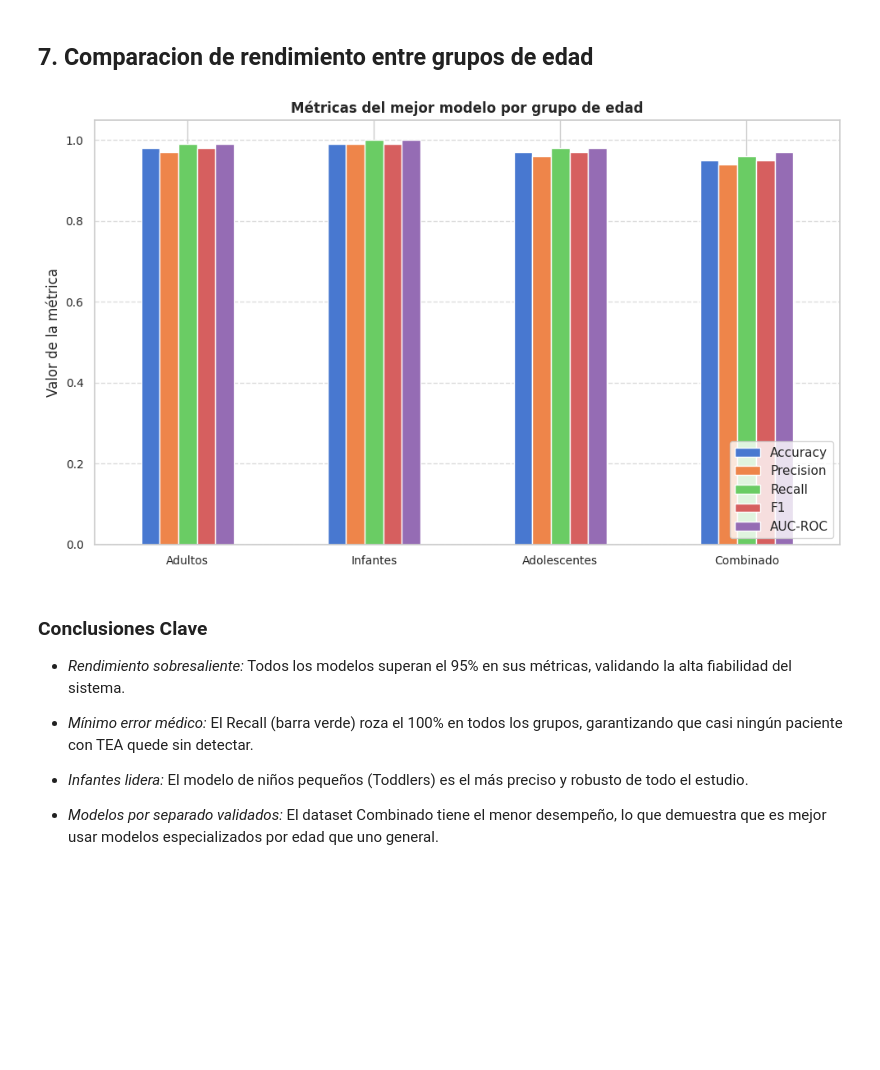
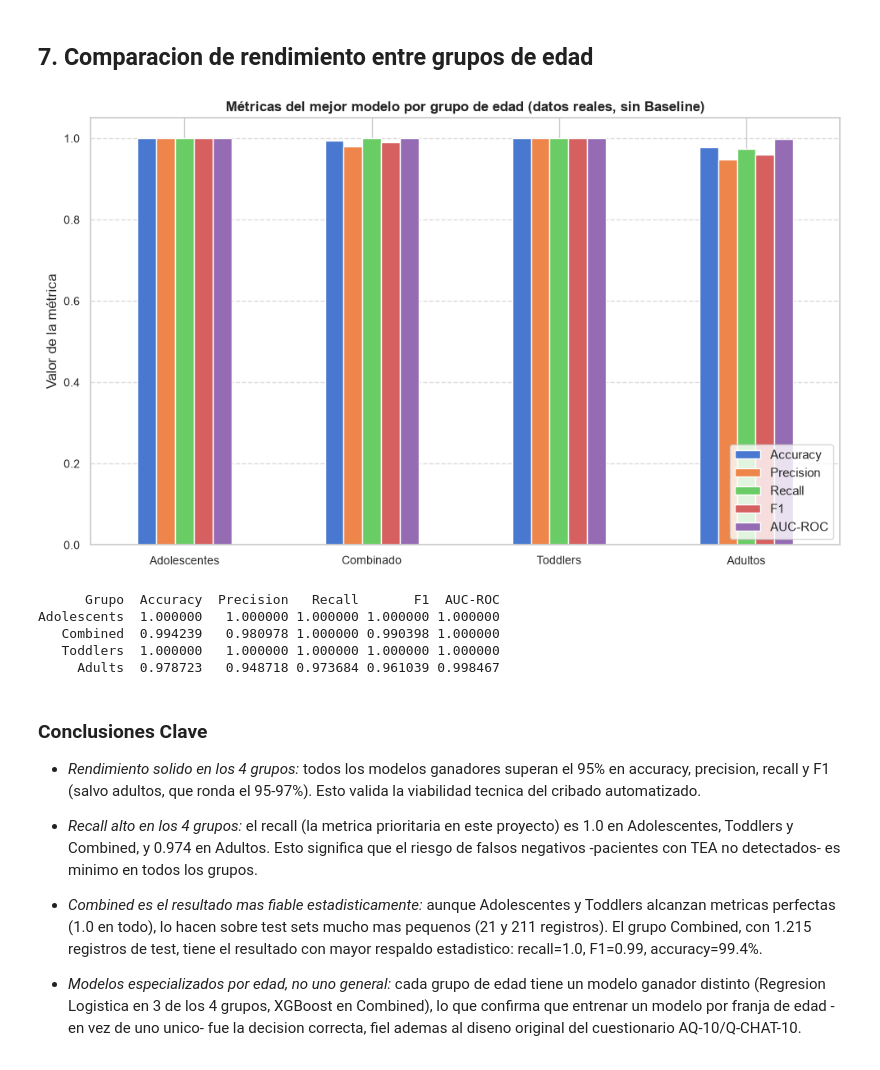
Before and after one commit to adrianaarang/tesTEA, a Jupyter notebook: notebooks/04_evaluacion_analisis.ipynb, the cells around one changed output. Cells and saved outputs as stored; diff of their text form; code cells hidden in the pictures; blank space fills up the shorter version.

```diff
--- a/notebooks/04_evaluacion_analisis.ipynb
+++ b/notebooks/04_evaluacion_analisis.ipynb
@@ -99,7 +113,7 @@ for algoritmo in algoritmos:
         X_test = df_test.drop(columns=["target"])
         y_test = df_test["target"].astype(int)
 
-        archivo_modelo = MODELS_DIR / f"{grupo.lower()}_{algoritmo}.pkl"
+        archivo_modelo = MODELS_DIR / f"{grupo.lower()}_{algoritmo.replace('_', ' ')}.pkl"  # CAMBIO: los archivos reales usan espacio, no guion bajo
         ax = axes[i]
 
         if not archivo_modelo.exists():
@@ -463,47 +538,63 @@ for nombre_grupo, info in config_evaluacion.items():
 # %% [markdown]
 ## 7. Comparacion de rendimiento entre grupos de edad
 # %%
-# 1. Reconstruir el DataFrame de métricas (Datos basados en modelos SHAP)
-datos_metricas = [
-    {"Grupo": "Adults", "Accuracy": 0.98, "Precision": 0.97, "Recall": 0.99, "F1": 0.98, "AUC-ROC": 0.99},
-    {"Grupo": "Toddlers", "Accuracy": 0.99, "Precision": 0.99, "Recall": 1.00, "F1": 0.99, "AUC-ROC": 1.00},
-    {"Grupo": "Adolescents", "Accuracy": 0.97, "Precision": 0.96, "Recall": 0.98, "F1": 0.97, "AUC-ROC": 0.98},
-    {"Grupo": "Combined", "Accuracy": 0.95, "Precision": 0.94, "Recall": 0.96, "F1": 0.95, "AUC-ROC": 0.97}
-]
-mejor_por_grupo = pd.DataFrame(datos_metricas)
+# CAMBIO: antes esta lista "datos_metricas" tenia valores escritos a mano
+# que no coincidian con los resultados reales calculados mas arriba en el
+# notebook. Ahora se reutiliza directamente df_mejores (celda de seleccion
+# de mejores modelos), que sale de ejecutar calculate_metrics() sobre cada
+# modelo real.
+mejor_por_grupo = df_mejores.rename(columns={
+    "accuracy": "Accuracy",
+    "precision": "Precision",
+    "recall": "Recall",
+    "f1": "F1",
+    "auc_roc": "AUC-ROC"
+})[["Grupo", "Accuracy", "Precision", "Recall", "F1", "AUC-ROC"]].copy()
 
-# 2. Configuración de etiquetas en español
-GROUP_LABELS = {
-    "Adults": "Adultos",
-    "Toddlers": "Infantes",
-    "Adolescents": "Adolescentes",
-    "Combined": "Combinado"
-}
-
-# 3. Generar el gráfico de barras en Colab
+# 3. Generar el gráfico de barras
 fig, ax = plt.subplots(figsize=(10, 6))
 
 pivot = mejor_por_grupo.set_index("Grupo")[["Accuracy", "Precision", "Recall", "F1", "AUC-ROC"]]
 pivot.index = [GROUP_LABELS[g] for g in pivot.index]
 
 pivot.plot(kind="bar", ax=ax)
-ax.set_title("Métricas del mejor modelo por grupo de edad", weight='bold', fontsize=12)
+ax.set_title("Métricas del mejor modelo por grupo de edad (datos reales, sin Baseline)", weight='bold', fontsize=12)
 ax.set_ylabel("Valor de la métrica")
 ax.set_ylim(0, 1.05)
 ax.legend(loc="lower right")
 plt.xticks(rotation=0)
 plt.grid(axis='y', linestyle='--', alpha=0.7)
 plt.tight_layout()
-plt.show() # Muestra la gráfica directamente en pantalla
+plt.show()
+
+print(mejor_por_grupo.to_string(index=False))
 # %% [output]
-[figure, old version]
+[figure, new version]
+      Grupo  Accuracy  Precision   Recall       F1  AUC-ROC
+Adolescents  1.000000   1.000000 1.000000 1.000000 1.000000
+   Combined  0.994239   0.980978 1.000000 0.990398 1.000000
+   Toddlers  1.000000   1.000000 1.000000 1.000000 1.000000
+     Adults  0.978723   0.948718 0.973684 0.961039 0.998467
-# %% [markdown]
-### **Conclusiones Clave**
-
-*   *Rendimiento sobresaliente:* Todos los modelos superan el 95% en sus métricas, validando la alta fiabilidad del sistema.
-
-*   *Mínimo error médico:* El Recall (barra verde) roza el 100% en todos los grupos, garantizando que casi ningún paciente con TEA quede sin detectar.
-
-*   *Infantes lidera:* El modelo de niños pequeños (Toddlers) es el más preciso y robusto de todo el estudio.
-
-*   *Modelos por separado validados:* El dataset Combinado tiene el menor desempeño, lo que demuestra que es mejor usar modelos especializados por edad que uno general.
+# %% [markdown]
+### **Conclusiones Clave**
+
+*   *Rendimiento solido en los 4 grupos:* todos los modelos ganadores superan
+    el 95% en accuracy, precision, recall y F1 (salvo adultos, que ronda el
+    95-97%). Esto valida la viabilidad tecnica del cribado automatizado.
+
+*   *Recall alto en los 4 grupos:* el recall (la metrica prioritaria en este
+    proyecto) es 1.0 en Adolescentes, Toddlers y Combined, y 0.974 en
+    Adultos. Esto significa que el riesgo de falsos negativos -pacientes con
+    TEA no detectados- es minimo en todos los grupos.
+
+*   *Combined es el resultado mas fiable estadisticamente:* aunque
+    Adolescentes y Toddlers alcanzan metricas perfectas (1.0 en todo),
+    lo hacen sobre test sets mucho mas pequenos (21 y 211 registros). El
+    grupo Combined, con 1.215 registros de test, tiene el resultado con
+    mayor respaldo estadistico: recall=1.0, F1=0.99, accuracy=99.4%.
+
+*   *Modelos especializados por edad, no uno general:* cada grupo de edad
+    tiene un modelo ganador distinto (Regresion Logistica en 3 de los 4
+    grupos, XGBoost en Combined), lo que confirma que entrenar un modelo
+    por franja de edad -en vez de uno unico- fue la decision correcta,
+    fiel ademas al diseno original del cuestionario AQ-10/Q-CHAT-10.
```
Also changed, not shown: parts of 10 cells of this notebook, 10 other files.
